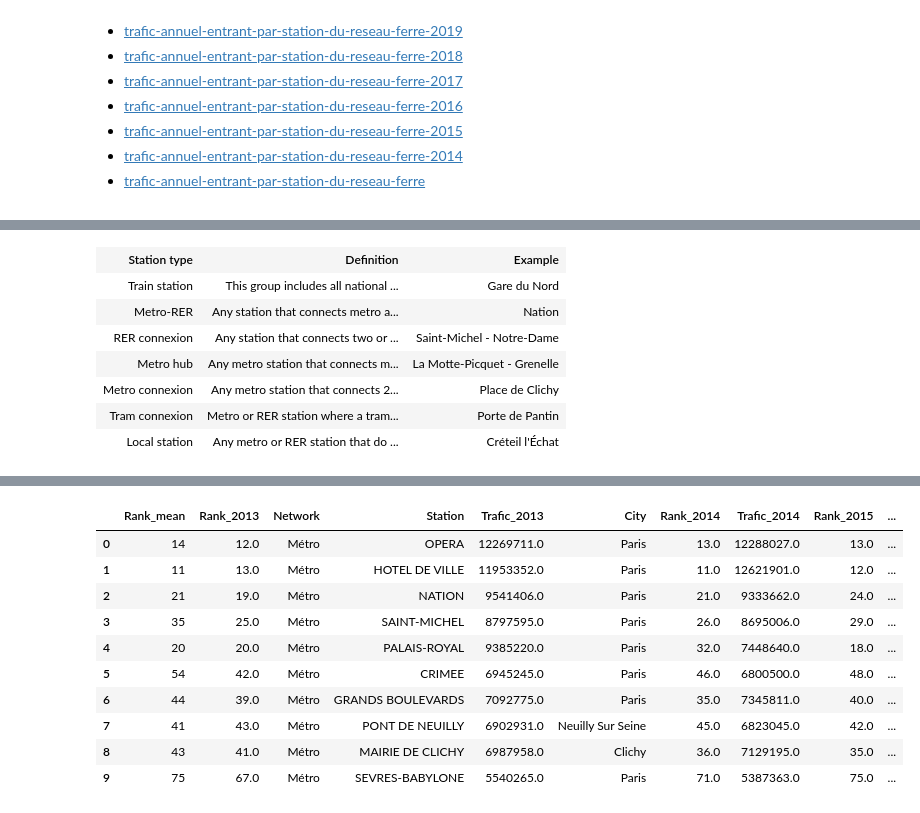
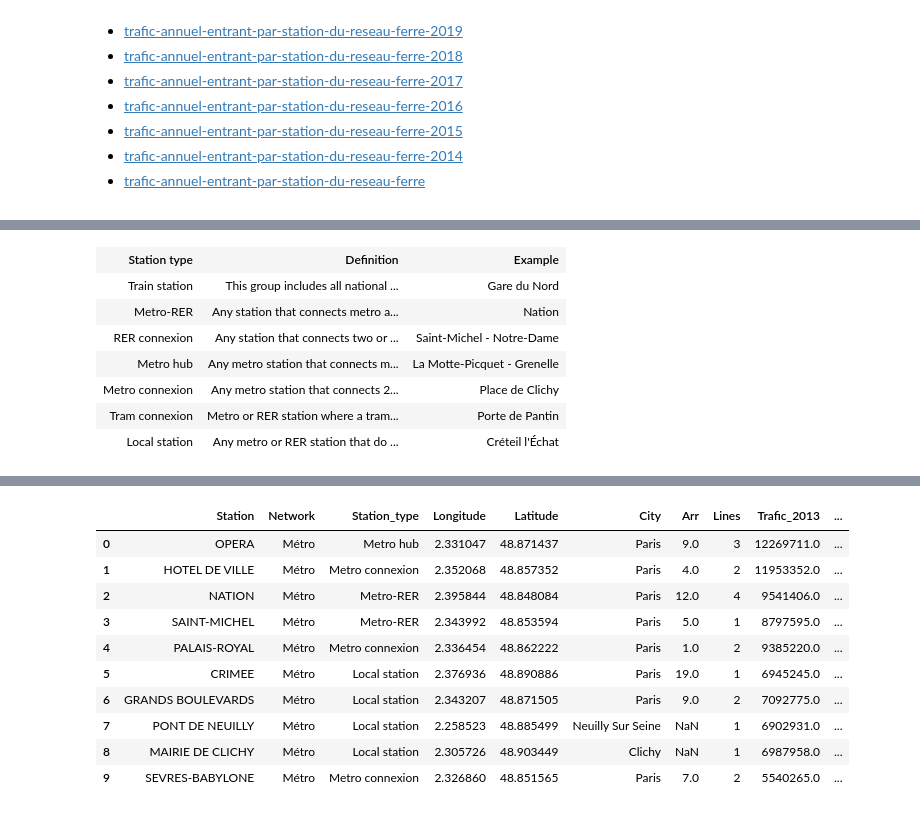
Before and after one commit to lucas-lfp/even-flow__railway-traffic-dashboard, a Jupyter notebook: ef_data_process.ipynb, the cells around one changed output, grey strips where cells are left out. Cells and saved outputs as stored; diff of their text form; code cells hidden in the pictures.

Commit message:
adds info on feature engineering and exports the preprocessed dataset

```diff
--- a/ef_data_process.ipynb
+++ b/ef_data_process.ipynb
@@ -315,15 +315,14 @@ df = pd.concat([metro, rer]).sort_values(by = 'id')
 
 df['Station_type'] = df['Station'].map(station_type_map)
 
-gps = pd.read_csv('metro-france.csv', sep = ';')
+gps = pd.read_csv('original_datasets/metro-france.csv', sep = ';')
 gps['dept'] = gps.apply(lambda row: int(str(row['Commune code Insee'])[:2]), axis = 1)     # Extracting the dept number from Insee code
 gps = gps[gps['dept'].isin([75, 91, 92, 93, 94, 95, 77, 78])]                              # Limiting the data to Île-de-France depts
 gps = gps[gps['finish'] == 1]                                                              # Dropping data from stations still under construction
 gps = gps.drop_duplicates(subset = ['Libelle station'])                                    # In this dataset, there are multiple rows if a stations hosts a connexion
 gps['Station'] = gps['Libelle station'].map(station_name_map)
 
-
-gps2 = pd.read_csv('gares-idf.csv', sep = ';')
+gps2 = pd.read_csv('original_datasets/gares-idf.csv', sep = ';')
 gps2 = gps2[gps2['res_com'].isin(['RER A', 'RER B'])]
 gps2["Latitude"] = gps2.apply(lambda row: json.loads(row['Geo Shape'])["coordinates"][1], axis = 1)
 gps2["Longitude"] = gps2.apply(lambda row: json.loads(row['Geo Shape'])["coordinates"][0], axis = 1)
@@ -331,7 +330,6 @@ gps2 = gps2[["nom_long", "Latitude", "Longitude"]].drop_duplicates()
 gps2['Station'] = gps2['nom_long'].map(rer_name_map)
 
 coords = pd.concat([gps[['Station', 'Longitude', 'Latitude']], gps2[['Station', 'Longitude', 'Latitude']]])
-
 
 df = pd.merge(left = df, right = coords, on = "Station", how = "left")
 
@@ -344,6 +342,7 @@ df = df[[
     'Rank_2018', 'Rank_2019', 'Rank_2020', 'Rank_2021', 'Rank_mean'
 ]]
 
+df.to_csv('even_flow_etl_database.csv')
 display(HTML(f"""
 <div class = 'all'>
     <h2></h2>
@@ -360,24 +359,36 @@ display(HTML(f"""
     </ul>
     <h2>Data Processing</h2>
     <ul>
-        <li>In the 2013 dataset, MAIRIE DE MONTROUGE station was labeled "MAIRIE DE MONTROUGE**", probably because the station
-        opened in march 2013. "**" was deleted to match the name of this station in other datasets.</li>
+        <li>In the 2013 dataset, Mairie de Montrouge station was labeled <code>"MAIRIE DE MONTROUGE**"</code>
+        , probably because the station opened in march 2013. "**" was deleted to match the name of this station
+        in other datasets.</li>
         <li>Four empty columns were found in 2016 dataset, and were dropped.</li>
-        <li>In 2020 and 2021 datasets, "SAINT-OUEN" station was labeled "CLICHY SAINT-OUEN" as it was the expected
-        commercial name, but was eventually named "SAINT-OUEN" to match the existing station on RER C line.</li>
-        <li>The arrondissement was missing for the station "SAINT-MICHEL NOTRE-DAME" and was manually added.</li>
+        <li>In 2020 and 2021 datasets, Saint-Ouen station was labeled <code>"CLICHY SAINT-OUEN"</code> as it was the expected
+        commercial name, but was eventually named Saint-Ouen to match the existing station on RER C line.
+        Accordingly, station was renamed <code>"SAINT-OUEN"</code> in the present dataset.</li>
+        <li>The arrondissement was missing for the station <code>"SAINT-MICHEL NOTRE-DAME"</code> and was manually added.</li>
     </ul>
     <h2>Feature Engineering</h2>
     <ul>
         <li>Features named <code>Correspondance_X</code> were dropped and replaced by a unique feature <code>Line</code>:
-        the number of lines connecting in the station</li>
+        the number of lines connecting in the station.</li>
         <li>Creation of <code>Mean_trafic</code> and <code>SD_Trafic</code> to calculate the mean
-        and SD of trafic over the covered period</li>
-        <li>Creation of <code>Station_type</code> that separated stations into 3 groups: <code>hub</code>
-        if more than 2 lines connects, <code>connexion</code> if 2 lines connects or <code>minor</code>
-        if no connection is available at this stations</li>
-        <li>Creation of <code>Rank_mean</code>, the rank based on <code>Mean_trafic</code>
+        and SD of trafic over the covered period.</li>
+        <li>Creation of <code>Trafic_norm_X</code>, X being the related year. This feature is the yearly trafic
+        divided by the number of lines in the station.</li>
+        <li>Creation of <code>Station_type</code> that separated stations into groups, as detailed in the table below.</li>
+        <li>Creation of <code>Rank_mean</code>, the rank based on <code>Mean_trafic</code>.</li>
+        <li> Creation of <code>Latitude</code> and <code>Longitude</code> to store gps coordinates of all stations.
+            <ul>
+                <li>Metro station longitude and latitude where obtained from another dataset named <i>Lignes et stations de métro en France</i>
+                    from the <a href = "https://www.data.gouv.fr/fr/datasets/lignes-et-stations-de-metro-en-france/" target = '_blank'>french government website</a>.</li>
+                <li>RER station longitude and latitude were obtained from another dataset named <i>emplacement-des-gares-idf</i> from <a href = 'https://data.iledefrance-mobilites.fr/explore/dataset/emplacement-des-gares-idf/information/' target = '_blank'>Île de France Mobilités website</a>.
+                </li>
+            </ul>
+        </li>
     </ul>
+</div>
+    </p>
 </div>
 
 <div class = 'all'>
@@ -449,14 +460,14 @@ display(HTML(f"""
     </p>
     <ul>
         <li>
-    On RER line A stations administrated by RATP include all stations from Saint-Germain-en-Laye on the west to
+    On RER line A stations administered by RATP include all stations from Saint-Germain-en-Laye on the west to
     Marne-la-Vallée - Chessy and Boissy-Saint-Léger on the east. Stations from
-    Houilles - Carrières-sur-Seine to Poissy and Cergy-le-Haut are administrated by SNCF.
+    Houilles - Carrières-sur-Seine to Poissy and Cergy-le-Haut are administered by SNCF.
         </li>
         <li>
-    On RER line B, stations administrated by RATP include all stations from Gare du Nord
+    On RER line B, stations administered by RATP include all stations from Gare du Nord
     to the south termini Robinson and Saint-Rémy-lès-Chevreuse. Stations from
-    La Plaine - Stade de France to Aéroport Charles de Gaulle 2 TGV and Mitry Claye are administrated by SNCF.
+    La Plaine - Stade de France to Aéroport Charles de Gaulle 2 TGV and Mitry Claye are administered by SNCF.
         </li>
     </ul>
     <p>
@@ -466,18 +477,6 @@ display(HTML(f"""
 </div>
 """))
 
-
-display(HTML(f"""
-<div class = 'all'>
-    <p>
-        Metro station longitude and latitude where obtained from another dataset named <i>Lignes et stations de métro en France</i>
-        from the <a href = "https://www.data.gouv.fr/fr/datasets/lignes-et-stations-de-metro-en-france/" target = '_blank'>french government website</a>.
-    </p>
-    <p>
-        RER station longitude and latitude were obtained from another dataset named <i>emplacement-des-gares-idf</i> from <a href = 'https://data.iledefrance-mobilites.fr/explore/dataset/emplacement-des-gares-idf/information/' target = '_blank'>Île de France Mobilités website</a>.
-    </p>
-</div>
-"""))
 display(df.head(10))
 # %% [output]
 Ridership data was gathered from 2013 to 2021. During this time period:
@@ -516,11 +517,11 @@ RER station longitude and latitude were obtained from another dataset named empl
-|  | Rank_mean | Rank_2013 | Network | Station | Trafic_2013 | City | Rank_2014 | Trafic_2014 | Rank_2015 | ... |
-| 0 | 14 | 12.0 | Métro | OPERA | 12269711.0 | Paris | 13.0 | 12288027.0 | 13.0 | ... |
-| 1 | 11 | 13.0 | Métro | HOTEL DE VILLE | 11953352.0 | Paris | 11.0 | 12621901.0 | 12.0 | ... |
-| 2 | 21 | 19.0 | Métro | NATION | 9541406.0 | Paris | 21.0 | 9333662.0 | 24.0 | ... |
-| 3 | 35 | 25.0 | Métro | SAINT-MICHEL | 8797595.0 | Paris | 26.0 | 8695006.0 | 29.0 | ... |
-| 4 | 20 | 20.0 | Métro | PALAIS-ROYAL | 9385220.0 | Paris | 32.0 | 7448640.0 | 18.0 | ... |
-| 5 | 54 | 42.0 | Métro | CRIMEE | 6945245.0 | Paris | 46.0 | 6800500.0 | 48.0 | ... |
-| 6 | 44 | 39.0 | Métro | GRANDS BOULEVARDS | 7092775.0 | Paris | 35.0 | 7345811.0 | 40.0 | ... |
-| 7 | 41 | 43.0 | Métro | PONT DE NEUILLY | 6902931.0 | Neuilly Sur Seine | 45.0 | 6823045.0 | 42.0 | ... |
-| 8 | 43 | 41.0 | Métro | MAIRIE DE CLICHY | 6987958.0 | Clichy | 36.0 | 7129195.0 | 35.0 | ... |
-| 9 | 75 | 67.0 | Métro | SEVRES-BABYLONE | 5540265.0 | Paris | 71.0 | 5387363.0 | 75.0 | ... |
+|  | Station | Network | Station_type | Longitude | Latitude | City | Arr | Lines | Trafic_2013 | ... |
+| 0 | OPERA | Métro | Metro hub | 2.331047 | 48.871437 | Paris | 9.0 | 3 | 12269711.0 | ... |
+| 1 | HOTEL DE VILLE | Métro | Metro connexion | 2.352068 | 48.857352 | Paris | 4.0 | 2 | 11953352.0 | ... |
+| 2 | NATION | Métro | Metro-RER | 2.395844 | 48.848084 | Paris | 12.0 | 4 | 9541406.0 | ... |
+| 3 | SAINT-MICHEL | Métro | Metro-RER | 2.343992 | 48.853594 | Paris | 5.0 | 1 | 8797595.0 | ... |
+| 4 | PALAIS-ROYAL | Métro | Metro connexion | 2.336454 | 48.862222 | Paris | 1.0 | 2 | 9385220.0 | ... |
+| 5 | CRIMEE | Métro | Local station | 2.376936 | 48.890886 | Paris | 19.0 | 1 | 6945245.0 | ... |
+| 6 | GRANDS BOULEVARDS | Métro | Local station | 2.343207 | 48.871505 | Paris | 9.0 | 2 | 7092775.0 | ... |
+| 7 | PONT DE NEUILLY | Métro | Local station | 2.258523 | 48.885499 | Neuilly Sur Seine | NaN | 1 | 6902931.0 | ... |
+| 8 | MAIRIE DE CLICHY | Métro | Local station | 2.305726 | 48.903449 | Clichy | NaN | 1 | 6987958.0 | ... |
+| 9 | SEVRES-BABYLONE | Métro | Metro connexion | 2.326860 | 48.851565 | Paris | 7.0 | 2 | 5540265.0 | ... |
```
Also changed, not shown: parts of 1 cell of this notebook.
